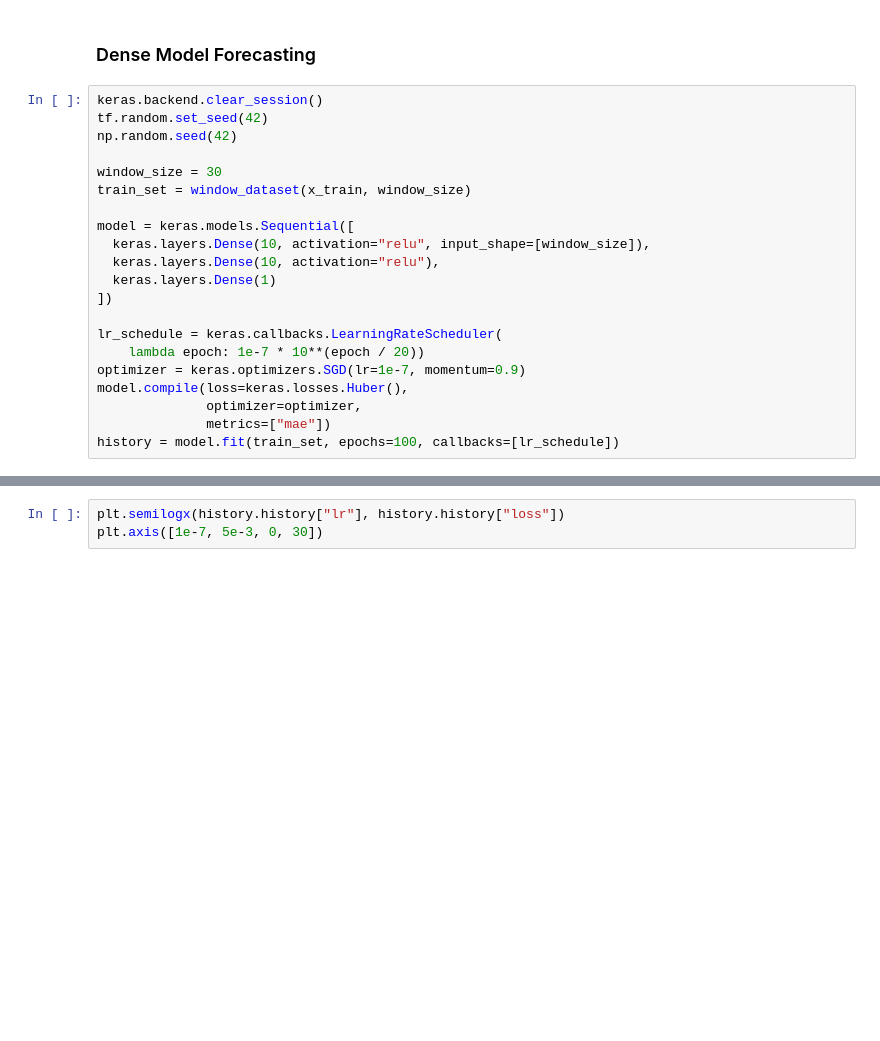
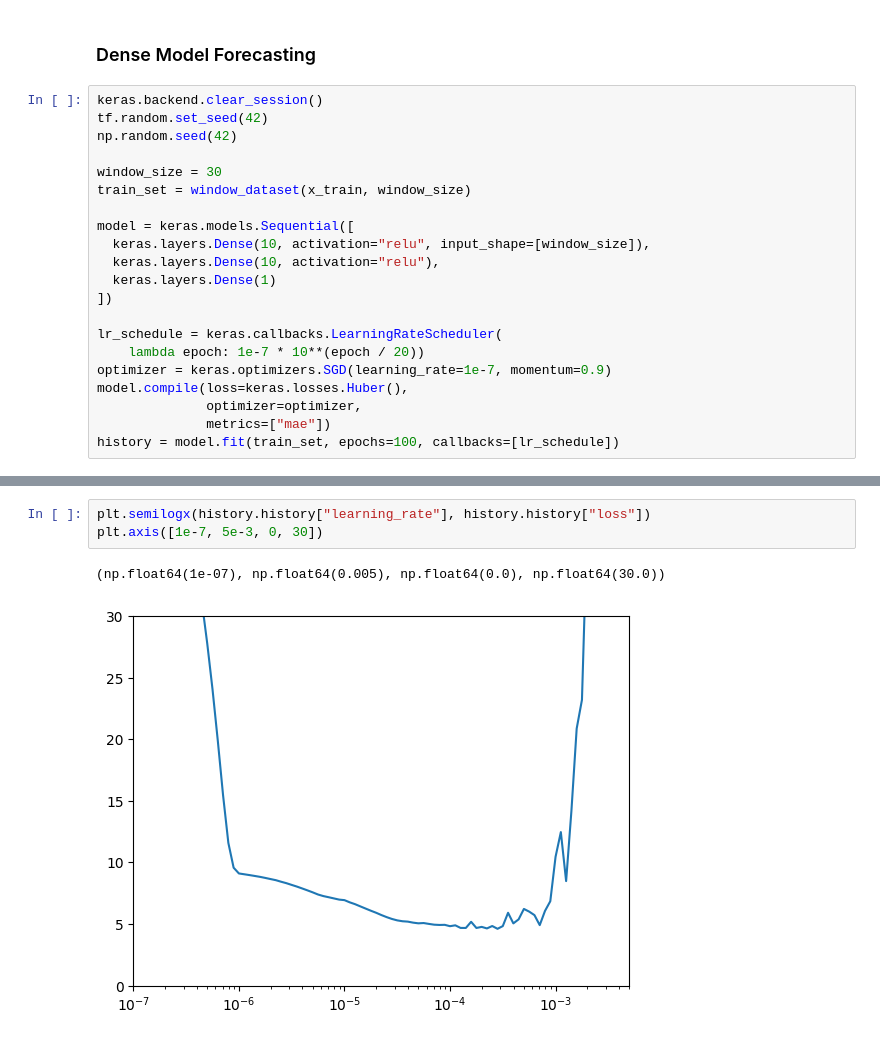
Before and after one commit to yjchen9596/tensorflow-for-deep-learning, a Jupyter notebook: l08c05_forecasting_with_machine_learning.ipynb, the cells around one changed output, grey strips where cells are left out. Cells and saved outputs as stored; diff of their text form; blank space fills up the shorter version.

```diff
--- a/l08c05_forecasting_with_machine_learning.ipynb
+++ b/l08c05_forecasting_with_machine_learning.ipynb
@@ -217,7 +292,7 @@ model = keras.models.Sequential([
 
 lr_schedule = keras.callbacks.LearningRateScheduler(
     lambda epoch: 1e-7 * 10**(epoch / 20))
-optimizer = keras.optimizers.SGD(lr=1e-7, momentum=0.9)
+optimizer = keras.optimizers.SGD(learning_rate=1e-7, momentum=0.9)
 model.compile(loss=keras.losses.Huber(),
               optimizer=optimizer,
               metrics=["mae"])
@@ -225,6 +321,9 @@ history = model.fit(train_set, epochs=100, callbacks=[lr_schedule])
 # %%
-plt.semilogx(history.history["lr"], history.history["loss"])
+plt.semilogx(history.history["learning_rate"], history.history["loss"])
 plt.axis([1e-7, 5e-3, 0, 30])
+# %% [output]
+(np.float64(1e-07), np.float64(0.005), np.float64(0.0), np.float64(30.0))
+[figure, added]
 # %%
 keras.backend.clear_session()
 tf.random.set_seed(42)
```
Also changed, not shown: parts of 15 cells of this notebook.
